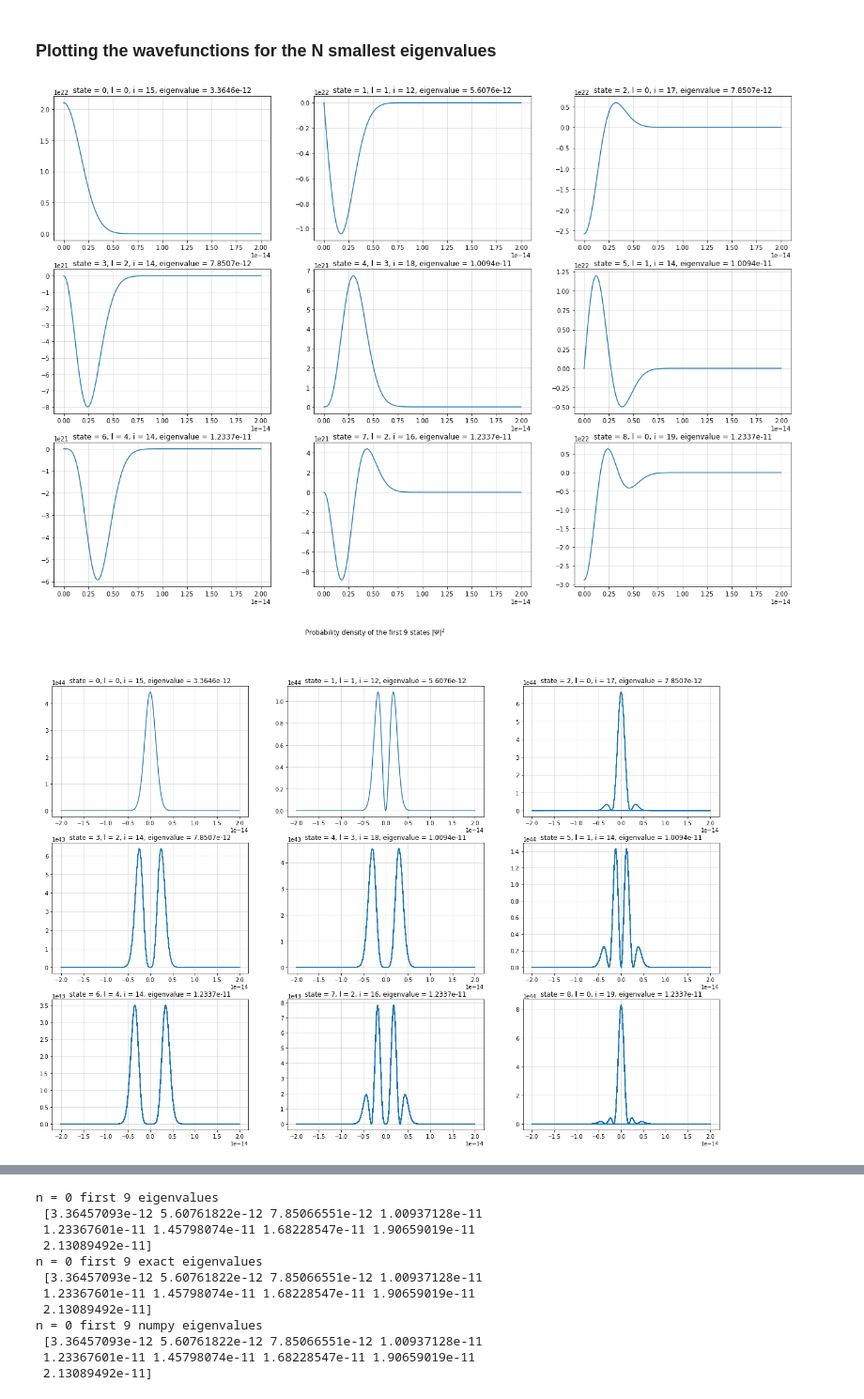
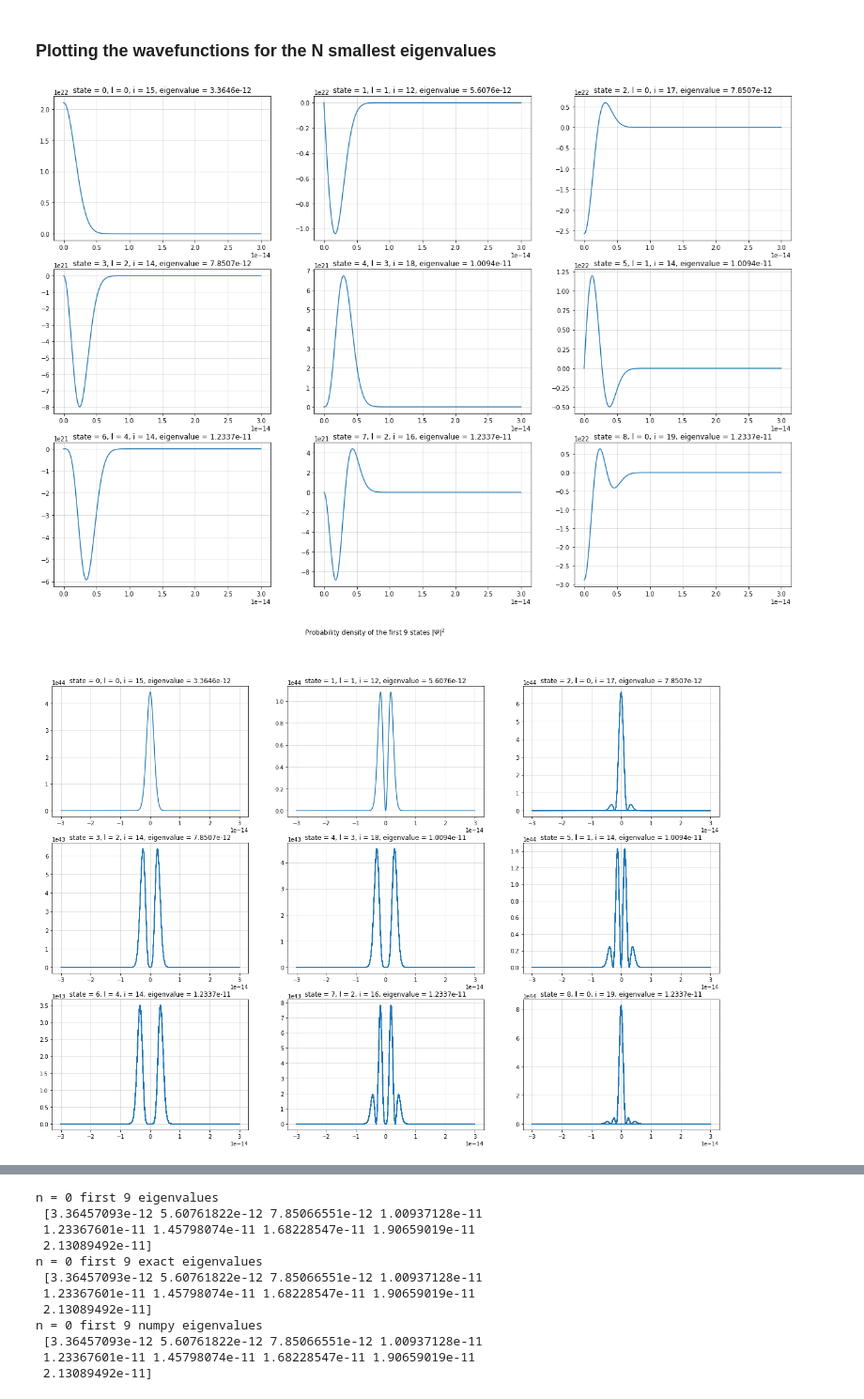
Before and after one commit to TobiLeitgeb/ComputationalPhysics_VO_code, a Jupyter notebook: main.ipynb, the cells around one changed output, grey strips where cells are left out. Shown at 94% size. Cells and saved outputs as stored; diff of their text form; code cells hidden in the pictures.

```diff
--- a/main.ipynb
+++ b/main.ipynb
@@ -4,12 +4,3 @@ import numpy as np
 import matplotlib.pyplot as plt
 import scipy.special as sp
 import numba as nb
-# %%
-#compare the own bessel method with the scipy
-x = np.linspace(0, 0.1, 1000)
-l = 0
-plt.plot(x, np.vectorize(J_lx)(l, x), label="own",color = "red")
-plt.plot(x, sp.spherical_jn(l, x), label="scipy",linestyle = "--")
-
-plt.legend()
-plt.grid()
@@ -369,32 +355,32 @@ ax.grid(alpha=0.5)
 # %% [markdown]
 ### Plotting the wavefunctions for the N smallest eigenvalues
 # %%
-r = np.linspace(0,R,1000)
+r = np.linspace(0,1.5*R,1000)
 l = 0
 
 N = 9
 indices_flat = np.argpartition(np_eigvals.flatten(), N)[:N]
 sorted_indices = indices_flat[np.argsort(np_eigvals.flatten()[indices_flat])]
 indices_tuples = np.unravel_index(sorted_indices, np_eigvals.shape)
 
 fig, ax = plt.subplots(int(np.ceil(N/3)),3,figsize = (22,5*int(np.ceil(N/3))))
 fig.set_facecolor('white')
 for n, (row,column) in enumerate(zip(*indices_tuples)):
     # row ~ l
     l = row
     state = np_eigvecs[row,:,column]
     wavefunction = np.zeros(len(r))
     ax = ax.flatten()
     for i in range(n_roots):
         alpha = calculate_alpha(i,l)
         spherical = sp.spherical_jn(l,k_il[i,l] * r)
         basis_func = spherical * alpha  # * spherical harmonics, which do not depend on r
         wavefunction += basis_func * state[i]
     ax[n].plot(r, wavefunction)
     ax[n].grid(alpha=0.5)
     ax[n].set_title(f"state = {n}, l = {row}, i = {column}, eigenvalue = " + "{:.4e}".format(np_eigvals[row,column]))
 # %% [output]
-[figure, old version]
+[figure, new version]
 # %%
 fig, ax = plt.subplots(int(np.ceil(N/3)),3,figsize = (22,5*int(np.ceil(N/3))))
 fig.set_facecolor('white')
@@ -416,5 +402,5 @@ for n, (row,column) in enumerate(zip(*indices_tuples)):
     ax[n].grid(alpha=0.5)
     ax[n].set_title(f"state = {n}, l = {row}, i = {column}, eigenvalue = " + "{:.4e}".format(np_eigvals[row,column]))
 # %% [output]
-[figure, old version]
+[figure, new version]
 # %%
```
Also changed, not shown: parts of 11 cells of this notebook.
